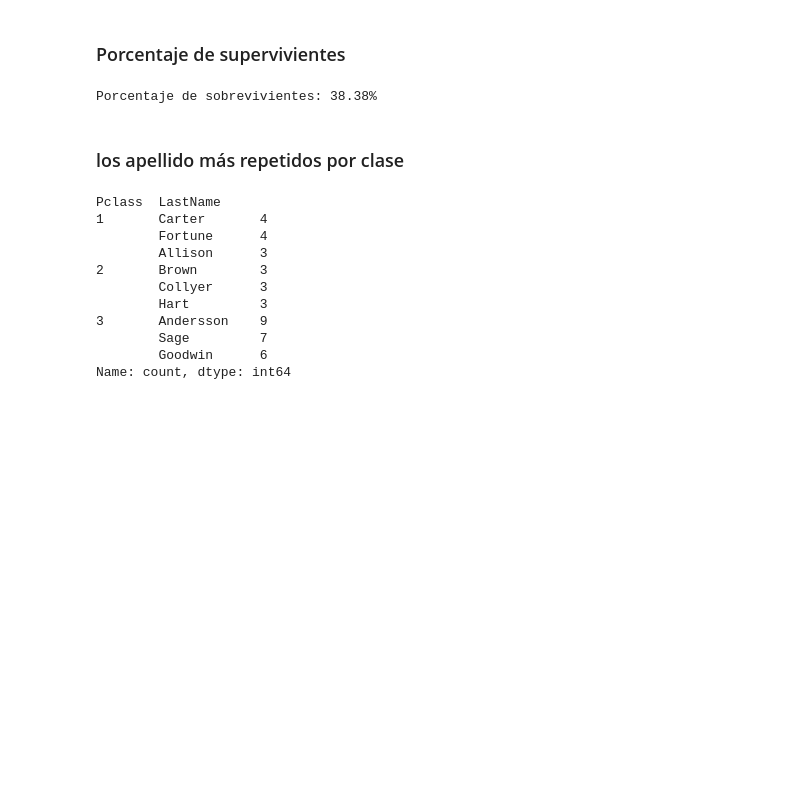
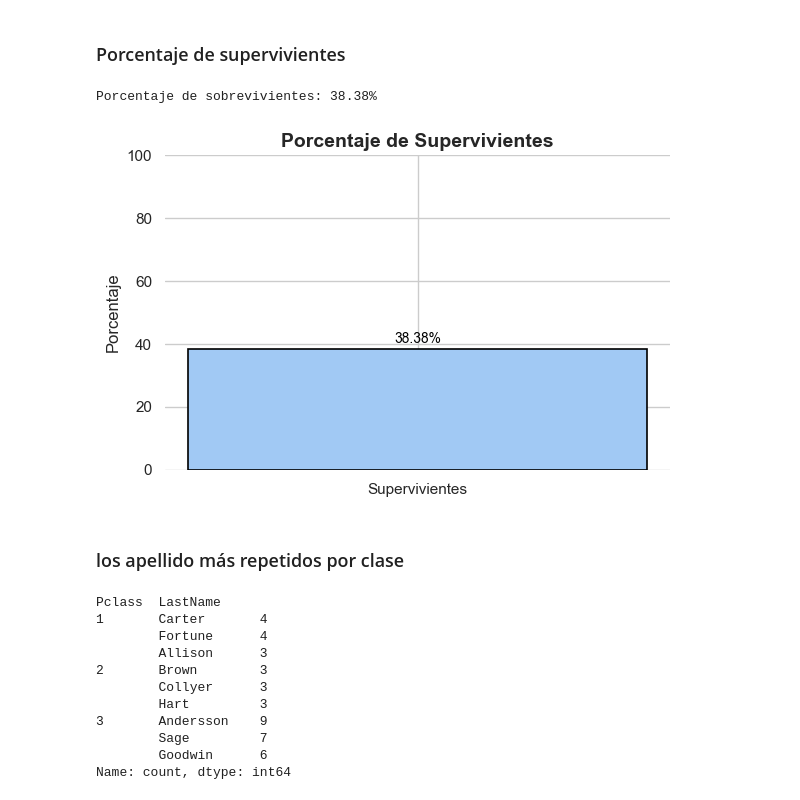
Before and after one commit to AndreiKukushkinBaidurov/Titanic, a Jupyter notebook: preguntas 1.ipynb, the cells around one changed output. Drawn from its saved outputs; the diff is of its cells as text; code cells hidden in the pictures; blank space fills up the shorter version.

```diff
--- a/preguntas 1.ipynb
+++ b/preguntas 1.ipynb
@@ -16,6 +16,32 @@ porcentaje_sobrevivientes = (df['Survived'].mean()) * 100
 print(f"Porcentaje de sobrevivientes: {porcentaje_sobrevivientes:.2f}%")
 # %% [output]
 Porcentaje de sobrevivientes: 38.38%
+# %%
+import seaborn as sns
+
+
+sns.set_theme(style="whitegrid")
+
+
+fig, ax = plt.subplots(figsize=(6, 4))
+ax.bar(['Supervivientes'], [porcentaje_sobrevivientes], color=sns.color_palette("pastel")[0], edgecolor='black', linewidth=1.2)
+
+
+ax.set_ylabel('Porcentaje', fontsize=12)
+ax.set_title('Porcentaje de Supervivientes', fontsize=14, fontweight='bold')
+ax.set_ylim(0, 100)
+
+
+for i, v in enumerate([porcentaje_sobrevivientes]):
+    ax.text(i, v + 2, f"{v:.2f}%", ha='center', fontsize=10, color='black')
+
+
+sns.despine(left=True, bottom=True)
+plt.tight_layout()
+
+plt.show()
+# %% [output]
+[figure, added]
 # %% [markdown]
 ### los apellido más repetidos por clase
 # %%
```
Also changed, not shown: parts of 6 cells of this notebook, 2 other files.
